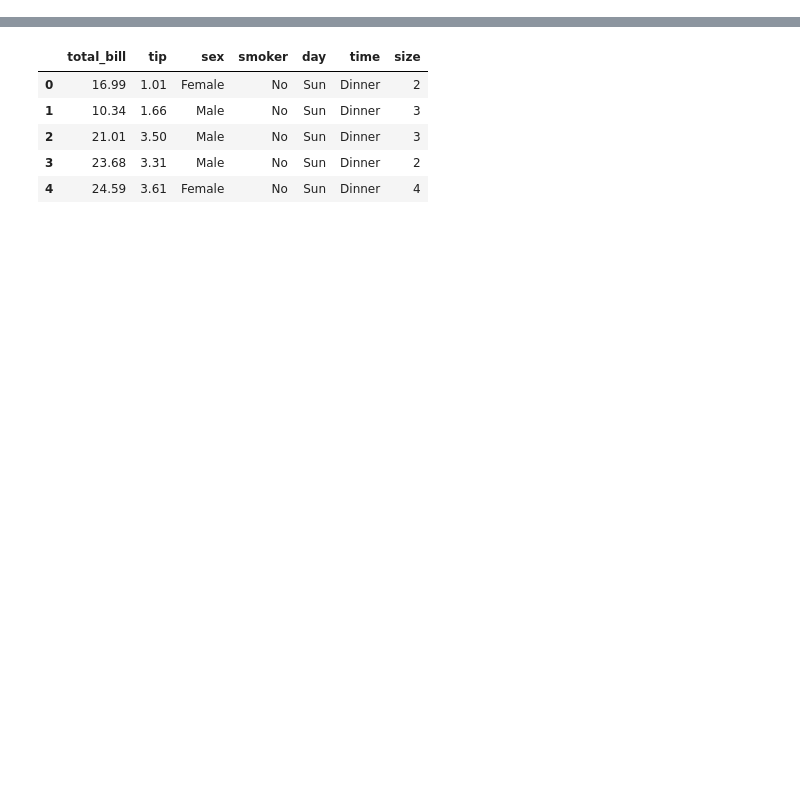
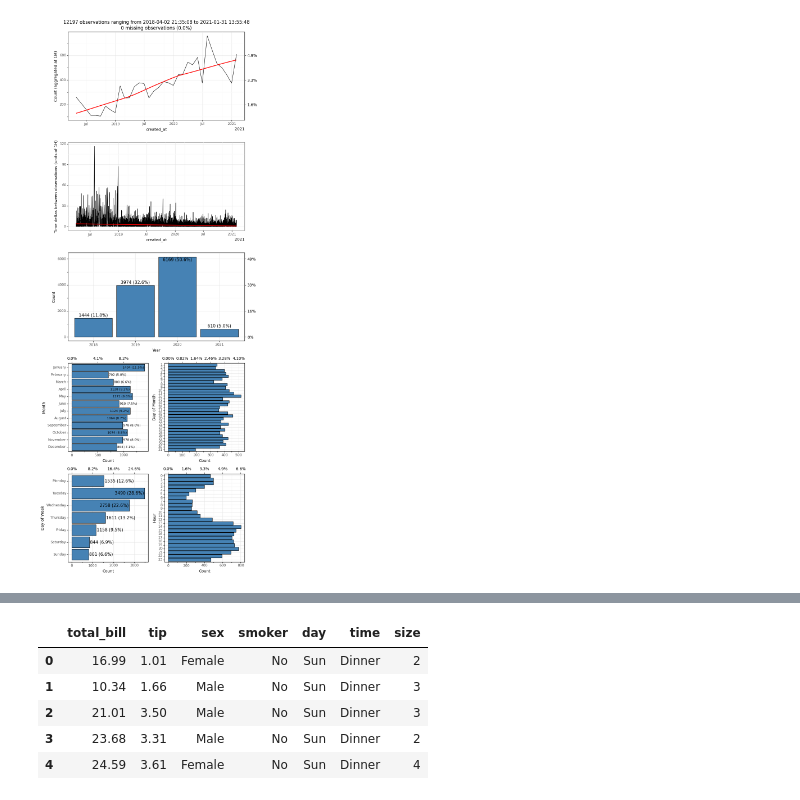
Before and after one commit to mattboggess/intedact, a Jupyter notebook: demo/demo.ipynb, the cells around one changed output, grey strips where cells are left out. Cells and saved outputs as stored; diff of their text form; code cells hidden in the pictures; blank space fills up the shorter version.

```diff
--- a/demo/demo.ipynb
+++ b/demo/demo.ipynb
@@ -6,0 +29,9 @@ from intedact import univariate_eda_interact, bivariate_eda_interact
+# %%
+import pandas as pd
+import intedact
+data = pd.read_csv("https://raw.githubusercontent.com/rfordatascience/tidytuesday/master/tidytuesday_tweets/data.csv")
+data['created_at'] = pd.to_datetime(data.created_at)
+#intedact.time_series_countplot(data, 'created_at', ts_freq='1MS', trend_line='auto');
+intedact.datetime_univariate_summary(data, 'created_at', delta_freq='1H', ts_type='line')
+# %% [output]
+[figure, added]
```
Also changed, not shown: parts of 20 cells of this notebook, 32 other files.
